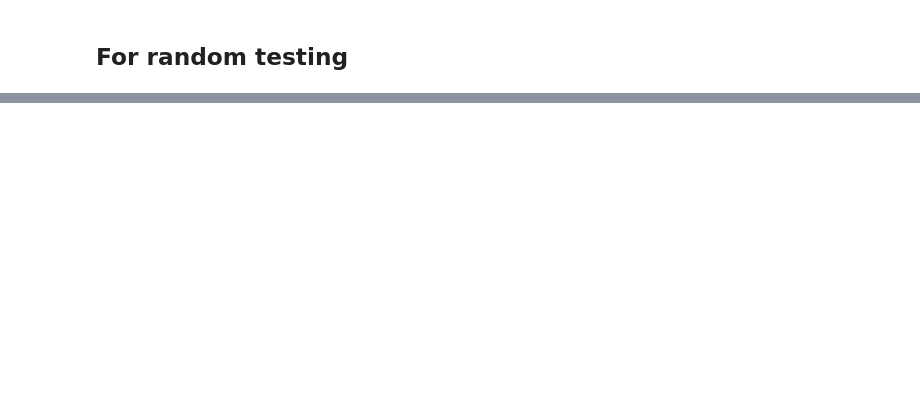
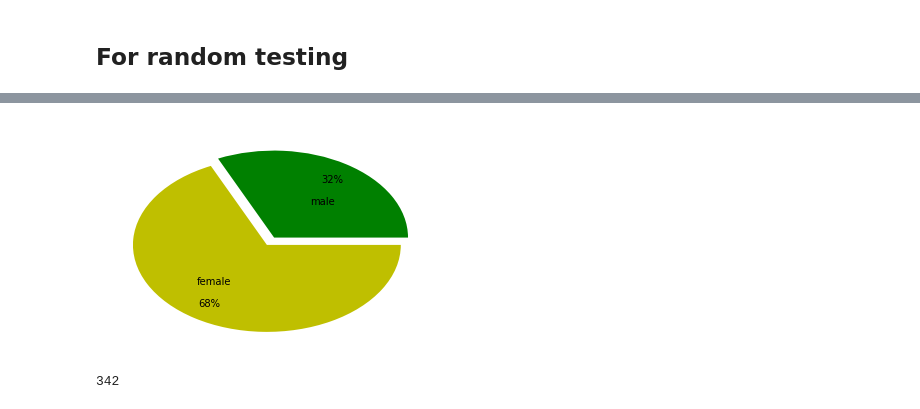
Before and after one commit to aakashgupta96/Learning-ML, a Jupyter notebook: Aakash/Random.ipynb, the cells around one changed output, grey strips where cells are left out. Saved outputs shown, nothing was run; the diff lists cells and outputs as text; code cells hidden in the pictures; blank space fills up the shorter version.

```diff
--- a/Aakash/Random.ipynb
+++ b/Aakash/Random.ipynb
@@ -87,0 +26,2 @@ array([0.90601619, 0.05713209, 0.01875806, 0.01809365])
+# %%
+titanic = pd.read_csv("../data/titanic_train.csv")
@@ -87,0 +99,16 @@ array([0.90601619, 0.05713209, 0.01875806, 0.01809365])
+# %%
+a = titanic[(titanic.Survived == 1) & (titanic.Sex == "male")]
+#a = a[a.Sex == "male"]
+b = titanic[(titanic.Survived == 1) & (titanic.Sex == "female")]
+#b = b[b.Sex == "female"]
+# %%
+y = [len(a),len(b)]
+# %%
+plt.pie(y,labels=["male","female"],labeldistance=0.5,colors=["g","y"], autopct='%1.0f%%',pctdistance=0.8,explode=[0,0.1])
+plt.show()
+# %% [output]
+[figure, added]
+# %%
+print((titanic.Survived == 1).sum())
+# %% [output]
+342
```
Also changed, not shown: parts of 115 cells of this notebook, 16 other files.
